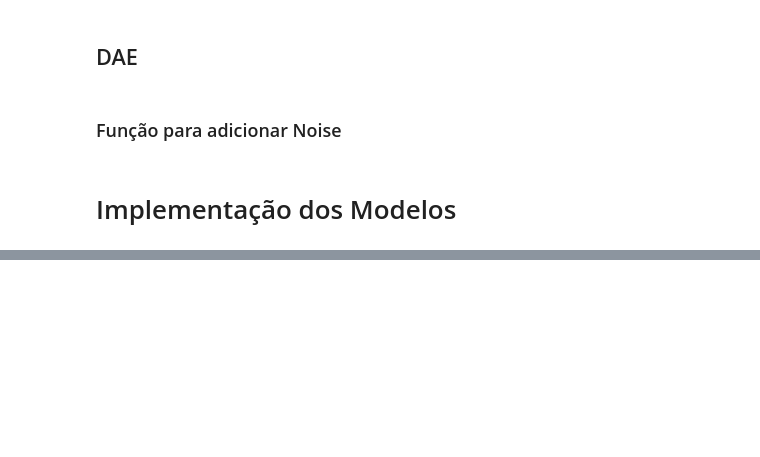
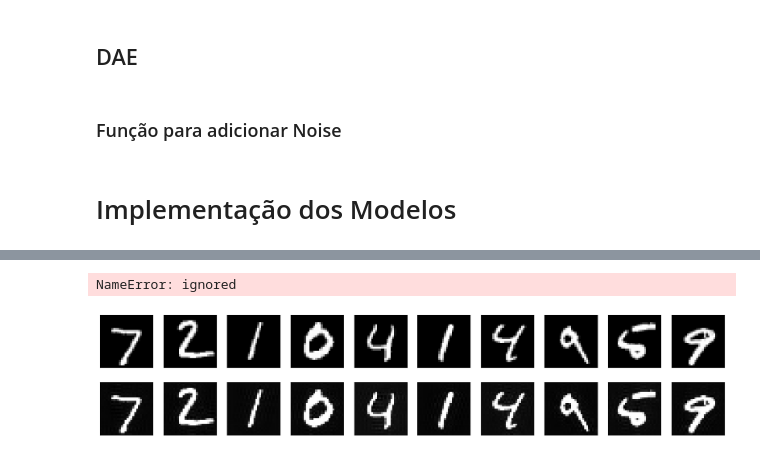
Before and after one commit to ra4ola/APA-Assigment2, a Jupyter notebook: Parte 1/Parte1.ipynb, the cells around one changed output, grey strips where cells are left out. Saved outputs shown, nothing was run; the diff lists cells and outputs as text; code cells hidden in the pictures; blank space fills up the shorter version.

```diff
--- a/Parte 1/Parte1.ipynb
+++ b/Parte 1/Parte1.ipynb
@@ -132,29 +131,4 @@ def plot_loss_accuracy(losses, accuracies):
 
     plt.tight_layout()
     plt.show()
-# %%
-def reconstruction_images_plot(model,test_loader):
-  with torch.no_grad():
-    for data in test_loader:
-      inputs, _ = data
-      inputs = inputs.to(device)
-
-      outputs = model(inputs)
-      # Display original and reconstructed images
-      n = 10  # Number of digits to display
-      plt.figure(figsize=(20, 4))
-      for i in range(n):
-        ax = plt.subplot(2, n, i + 1)
-        plt.imshow(inputs[i].cpu().view(28, 28).numpy(), cmap='gray')
-        plt.gray()
-        ax.get_xaxis().set_visible(False)
-        ax.get_yaxis().set_visible(False)
-        ax = plt.subplot(2, n, i + 1 + n)
-        plt.imshow(outputs[i].cpu().view(28, 28).numpy(), cmap='gray')
-        plt.gray()
-        ax.get_xaxis().set_visible(False)
-        ax.get_yaxis().set_visible(False)
-
-      plt.show()
-      break
 # %%
@@ -464,0 +384,17 @@ with torch.no_grad():
+# %%
+AEtrain(
+    model = dae,
+    criterion = criterion,
+    optimizer = optimizerAE,
+    train_loader = train_loader,
+    epochs = epochs,
+    modelName = "DAE",
+    scheduler=None,
+    path = PATH
+  )
+# %% [output]
+NameError: ignored
+# %%
+reconstruction_images_plot(ae,test_loader)
+# %% [output]
+[figure, added]
```
Also changed, not shown: parts of 15 cells of this notebook.
